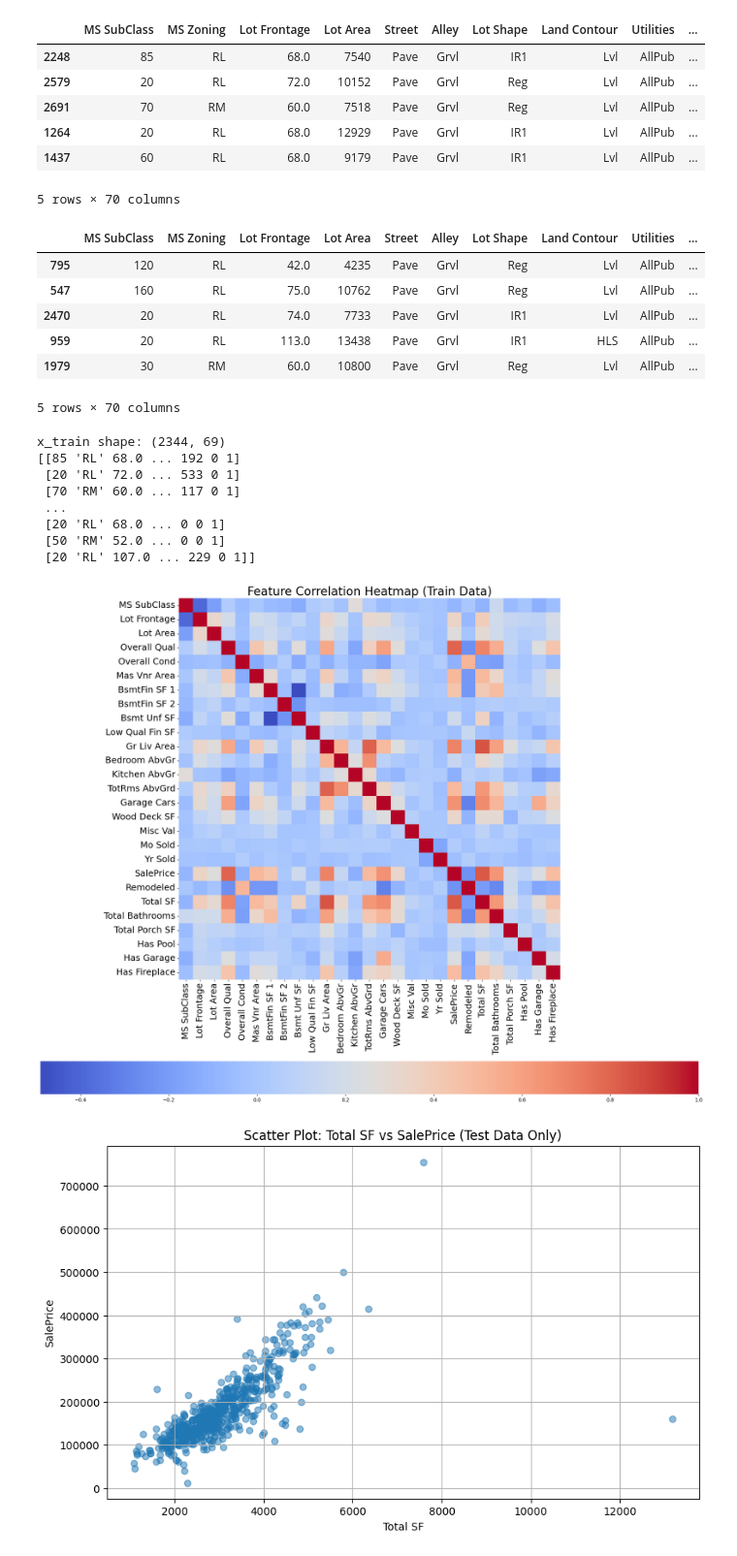
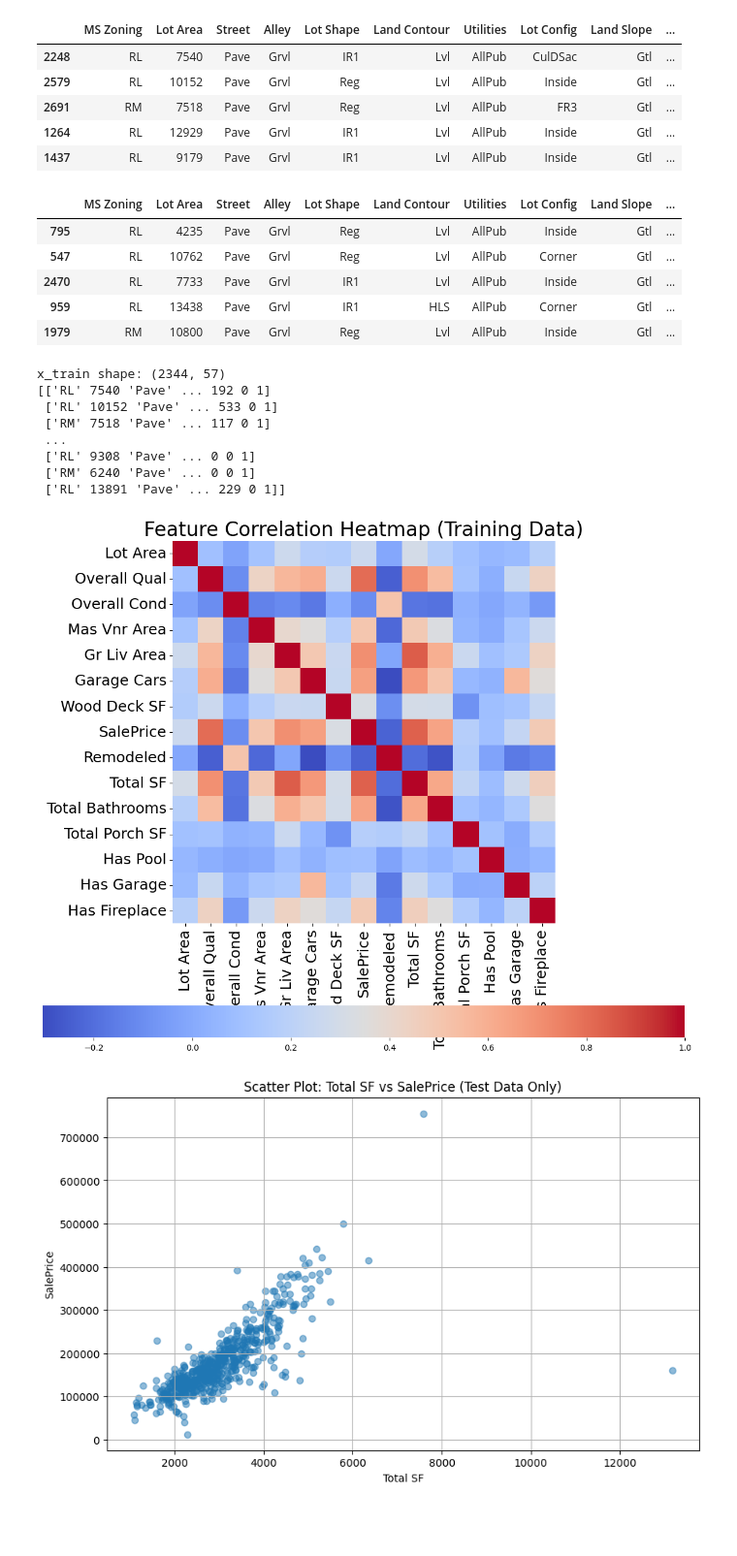
Before and after one commit to SulbenS/MaskinL-ringOppgaver, a Jupyter notebook: Oppgave1.ipynb, the cells around one changed output. Shown at 97% size. Saved outputs shown, nothing was run; the diff lists cells and outputs as text; code cells hidden in the pictures; blank space fills up the shorter version.

```diff
--- a/Oppgave1.ipynb
+++ b/Oppgave1.ipynb
@@ -55,11 +78,19 @@ def clean_data(df, colsToRemove, threshold=0.9):
             dfCleaned[col] = dfClean[col].fillna(dfCleaned[col].median())
     return dfCleaned
 
-colsToRemove = ['Order', 'PID']
+colsToRemove = ['Order', 'PID', 'Misc Val', 'Mo Sold', 'MS SubClass', 'Lot Frontage', 'Low Qual Fin SF',
+                'BsmtFin SF 1', 'BsmtFin SF 2', 'Bsmt Unf SF', 'Bedroom AbvGr', 'Kitchen AbvGr',
+                'TotRms AbvGrd', 'Yr Sold']
 
 dfTrain = clean_data(dfTrain, colsToRemove=colsToRemove)
 dfTest = clean_data(dfTest, colsToRemove=colsToRemove)
 # %%
+import pandas as pd
+
+pd.set_option('display.max_columns', None)
+pd.set_option('display.max_rows', None)
+pd.set_option('display.width', None)
+pd.set_option('display.max_colwidth', None)
 def feature_engineering(df):
     df['Remodeled'] = (df['Year Remod/Add'] - df['Year Built'])
     df['Total SF'] = (df['1st Flr SF'] + df['2nd Flr SF'] + df['Total Bsmt SF'] + df['Garage Area'])
@@ -79,21 +110,21 @@ def feature_engineering(df):
 
 dfTrain = feature_engineering(dfTrain)
 dfTest = feature_engineering(dfTest)
+
+colsToRemove = ['MS Zoning', "Land Slope", 'Lot Shape', ]
 # %% [output]
-|  | MS SubClass | MS Zoning | Lot Frontage | Lot Area | Street | Alley | Lot Shape | Land Contour | Utilities | ... |
-| 2248 | 85 | RL | 68.0 | 7540 | Pave | Grvl | IR1 | Lvl | AllPub | ... |
-| 2579 | 20 | RL | 72.0 | 10152 | Pave | Grvl | Reg | Lvl | AllPub | ... |
-| 2691 | 70 | RM | 60.0 | 7518 | Pave | Grvl | Reg | Lvl | AllPub | ... |
-| 1264 | 20 | RL | 68.0 | 12929 | Pave | Grvl | IR1 | Lvl | AllPub | ... |
-| 1437 | 60 | RL | 68.0 | 9179 | Pave | Grvl | IR1 | Lvl | AllPub | ... |
+|  | MS Zoning | Lot Area | Street | Alley | Lot Shape | Land Contour | Utilities | Lot Config | Land Slope | ... |
+| 2248 | RL | 7540 | Pave | Grvl | IR1 | Lvl | AllPub | CulDSac | Gtl | ... |
+| 2579 | RL | 10152 | Pave | Grvl | Reg | Lvl | AllPub | Inside | Gtl | ... |
+| 2691 | RM | 7518 | Pave | Grvl | Reg | Lvl | AllPub | FR3 | Gtl | ... |
+| 1264 | RL | 12929 | Pave | Grvl | IR1 | Lvl | AllPub | Inside | Gtl | ... |
+| 1437 | RL | 9179 | Pave | Grvl | IR1 | Lvl | AllPub | Inside | Gtl | ... |
-5 rows × 70 columns
-|  | MS SubClass | MS Zoning | Lot Frontage | Lot Area | Street | Alley | Lot Shape | Land Contour | Utilities | ... |
-| 795 | 120 | RL | 42.0 | 4235 | Pave | Grvl | Reg | Lvl | AllPub | ... |
-| 547 | 160 | RL | 75.0 | 10762 | Pave | Grvl | Reg | Lvl | AllPub | ... |
-| 2470 | 20 | RL | 74.0 | 7733 | Pave | Grvl | IR1 | Lvl | AllPub | ... |
-| 959 | 20 | RL | 113.0 | 13438 | Pave | Grvl | IR1 | HLS | AllPub | ... |
-| 1979 | 30 | RM | 60.0 | 10800 | Pave | Grvl | Reg | Lvl | AllPub | ... |
+|  | MS Zoning | Lot Area | Street | Alley | Lot Shape | Land Contour | Utilities | Lot Config | Land Slope | ... |
+| 795 | RL | 4235 | Pave | Grvl | Reg | Lvl | AllPub | Inside | Gtl | ... |
+| 547 | RL | 10762 | Pave | Grvl | Reg | Lvl | AllPub | Corner | Gtl | ... |
+| 2470 | RL | 7733 | Pave | Grvl | IR1 | Lvl | AllPub | Inside | Gtl | ... |
+| 959 | RL | 13438 | Pave | Grvl | IR1 | HLS | AllPub | Corner | Gtl | ... |
+| 1979 | RM | 10800 | Pave | Grvl | Reg | Lvl | AllPub | Inside | Gtl | ... |
-5 rows × 70 columns
 # %%
 # Seperated the first feature of the data set from the later features
 # x contains all features found to be relevant for predicting sale price
@@ -107,36 +138,36 @@ y_test = dfTest.iloc[:, -1].values
 print ("x_train shape:", x_train.shape)
 print(x_train)
 # %% [output]
-x_train shape: (2344, 69)
-[[85 'RL' 68.0 ... 192 0 1]
- [20 'RL' 72.0 ... 533 0 1]
- [70 'RM' 60.0 ... 117 0 1]
+x_train shape: (2344, 57)
+[['RL' 7540 'Pave' ... 192 0 1]
+ ['RL' 10152 'Pave' ... 533 0 1]
+ ['RM' 7518 'Pave' ... 117 0 1]
  ...
- [20 'RL' 68.0 ... 0 0 1]
- [50 'RM' 52.0 ... 0 0 1]
- [20 'RL' 107.0 ... 229 0 1]]
+ ['RL' 9308 'Pave' ... 0 0 1]
+ ['RM' 6240 'Pave' ... 0 0 1]
+ ['RL' 13891 'Pave' ... 229 0 1]]
 # %%
 import matplotlib.pyplot as plt
 import seaborn as sns
 
 numeric_df = dfTrain.select_dtypes(include='number')
 corr_matrix = numeric_df.corr()
 
-plt.figure(figsize=(24, 20))
+plt.figure(figsize=(14, 12))
 ax = sns.heatmap(
     corr_matrix,
     annot=False,
     fmt=".2f",
     cmap="coolwarm",
     square=True,
     cbar_kws={"orientation": "horizontal"}
 )
-plt.title("Feature Correlation Heatmap (Train Data)", fontsize=24)
+plt.title("Feature Correlation Heatmap (Training Data)", fontsize=24)
 plt.xticks(fontsize=18, rotation=90)
 plt.yticks(fontsize=18, rotation=0)
 plt.show()
 # %% [output]
-[figure, old version]
+[figure, new version]
 # %%
 import matplotlib.pyplot as plt
 
```
Also changed, not shown: parts of 3 cells of this notebook.
